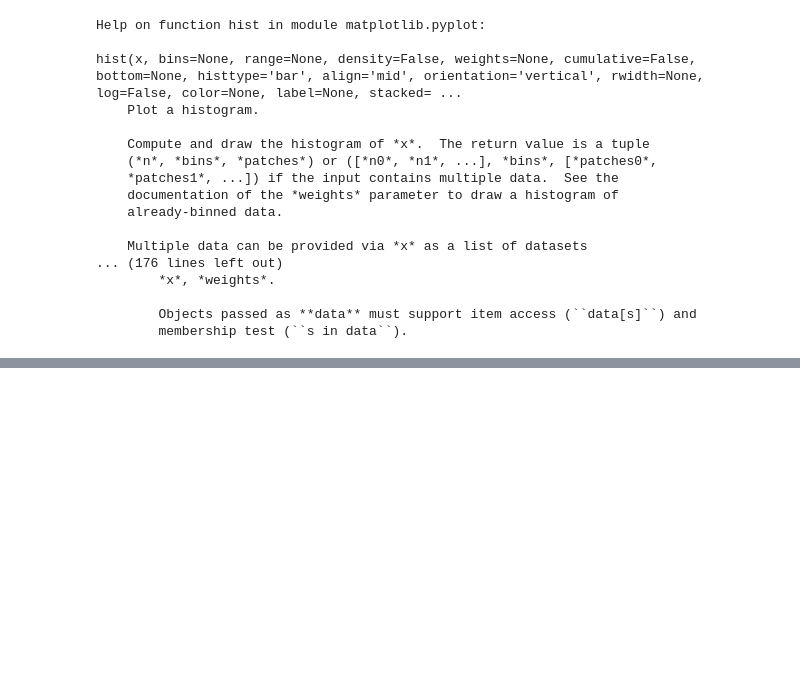
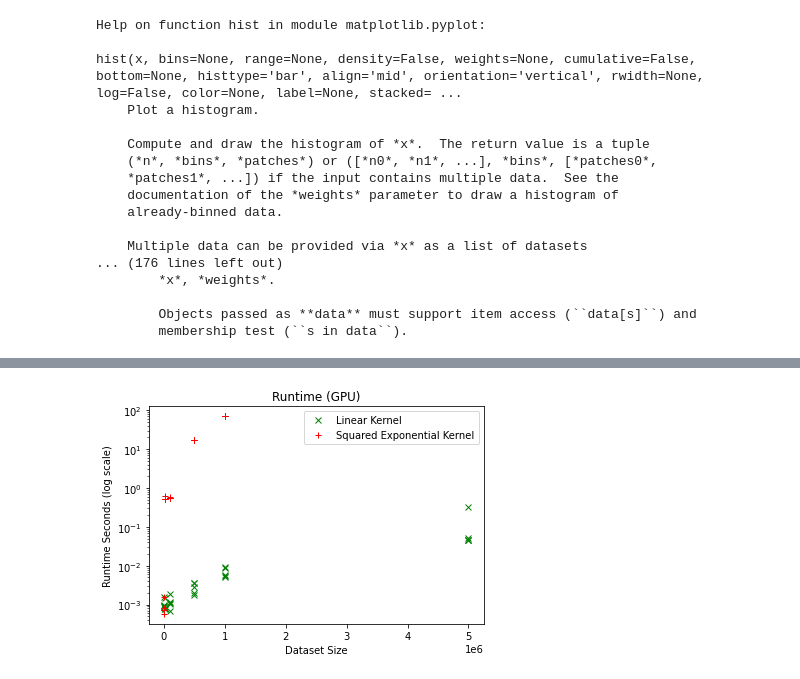
Before and after one commit to awav/gambit, a Jupyter notebook: bench/Untitled.ipynb, the cells around one changed output, grey strips where cells are left out. Cells and saved outputs as stored; diff of their text form; code cells hidden in the pictures; blank space fills up the shorter version.

```diff
--- a/bench/Untitled.ipynb
+++ b/bench/Untitled.ipynb
@@ -97,0 +193,31 @@ hist(x, bins=None, range=None, density=False, weights=None, cumulative=False, bo
+# %%
+# Plot the runtime speeds
+
+lin_num = []
+lin_t = []
+for run in runs_lin:
+    for time in run["elaps"]:
+        lin_num.append(run["num_vects"])
+        lin_t.append(time)
+
+
+se_num = []
+se_t = []
+for run in runs_se:
+    for time in run["elaps"]:
+        se_num.append(run["num_vects"])
+        se_t.append(time)
+
+plt.plot(lin_num, lin_t, "xg", label="Linear Kernel")
+plt.plot(se_num, se_t, "+r", label="Squared Exponential Kernel")
+
+plt.title("Runtime (GPU)")
+plt.ylabel("Runtime Seconds (log scale)")
+plt.xlabel("Dataset Size")
+plt.legend()
+#plt.ylim(0, 1.2 * max(se_mem))
+plt.yscale("log")
+plt.savefig("gpu_runtime.png", dpi=300)
+plt.show()
+# %% [output]
+[figure, added]
```
Also changed, not shown: parts of 7 cells of this notebook, 13 other files.
